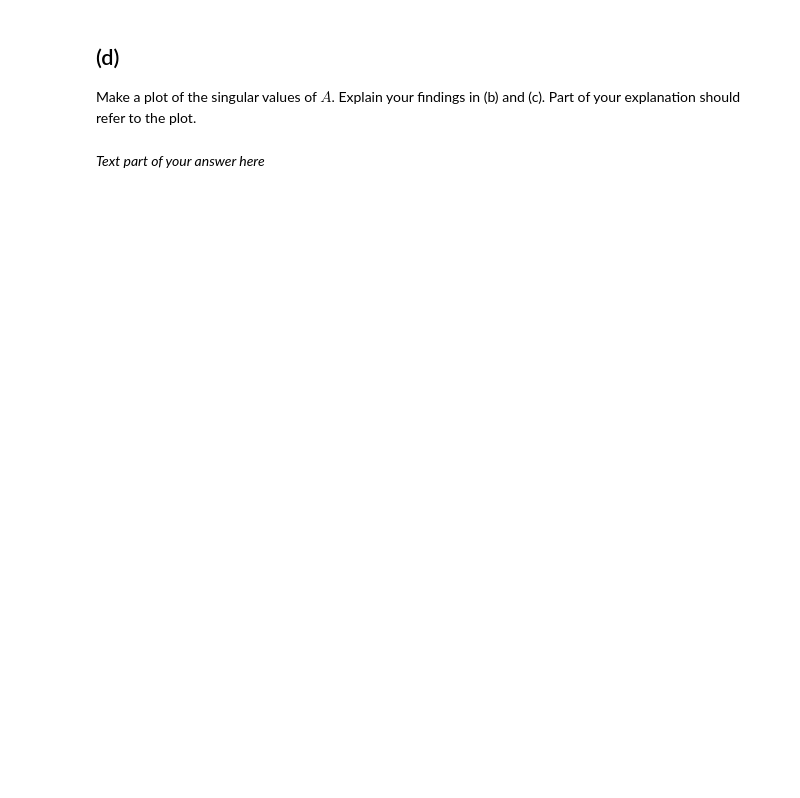
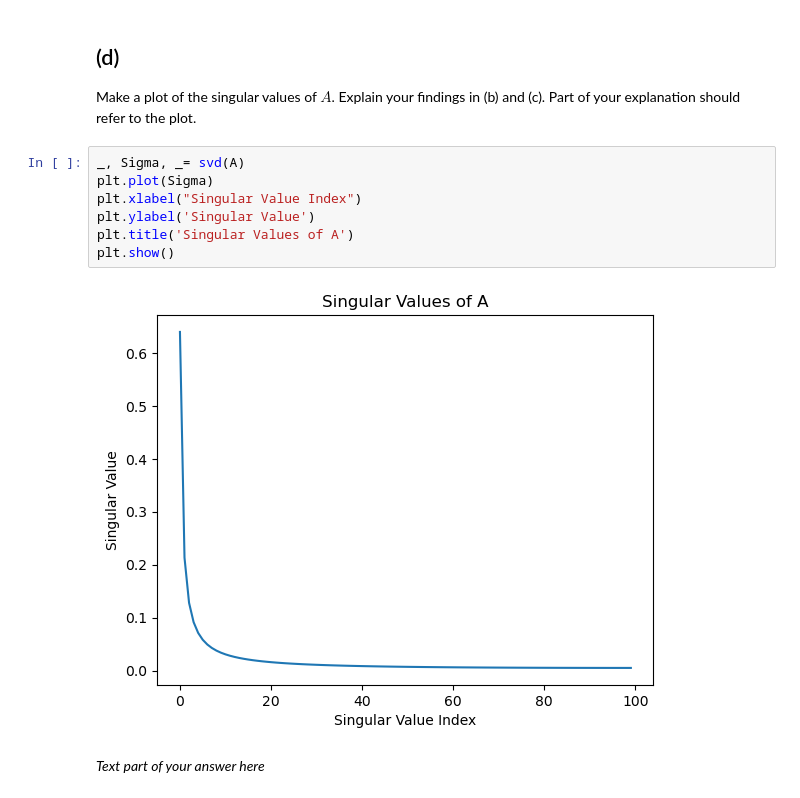
Before and after one commit to kshnva/numerical-algorithms, a Jupyter notebook: a2_new/hw2.ipynb, the cells around one changed output. Cells and saved outputs as stored; diff of their text form; blank space fills up the shorter version.

```diff
--- a/a2_new/hw2.ipynb
+++ b/a2_new/hw2.ipynb
@@ -282,5 +317,14 @@ for k in k_values:
 ## (d)
 
 Make a plot of the singular values of $A$. Explain your findings in (b) and (c). Part of your explanation should refer to the plot.
+# %%
+_, Sigma, _= svd(A)
+plt.plot(Sigma)
+plt.xlabel("Singular Value Index")
+plt.ylabel('Singular Value')
+plt.title('Singular Values of A')
+plt.show()
+# %% [output]
+[figure, added]
 # %% [markdown]
 *Text part of your answer here*
```
Also changed, not shown: parts of 5 cells of this notebook.
